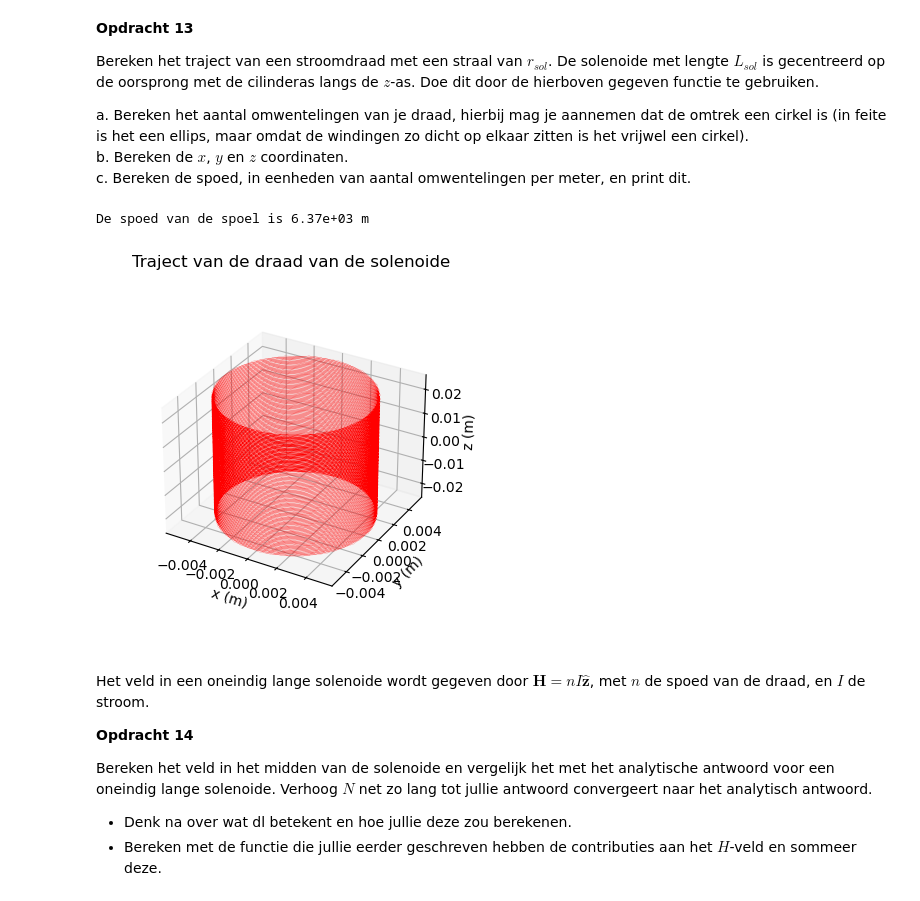
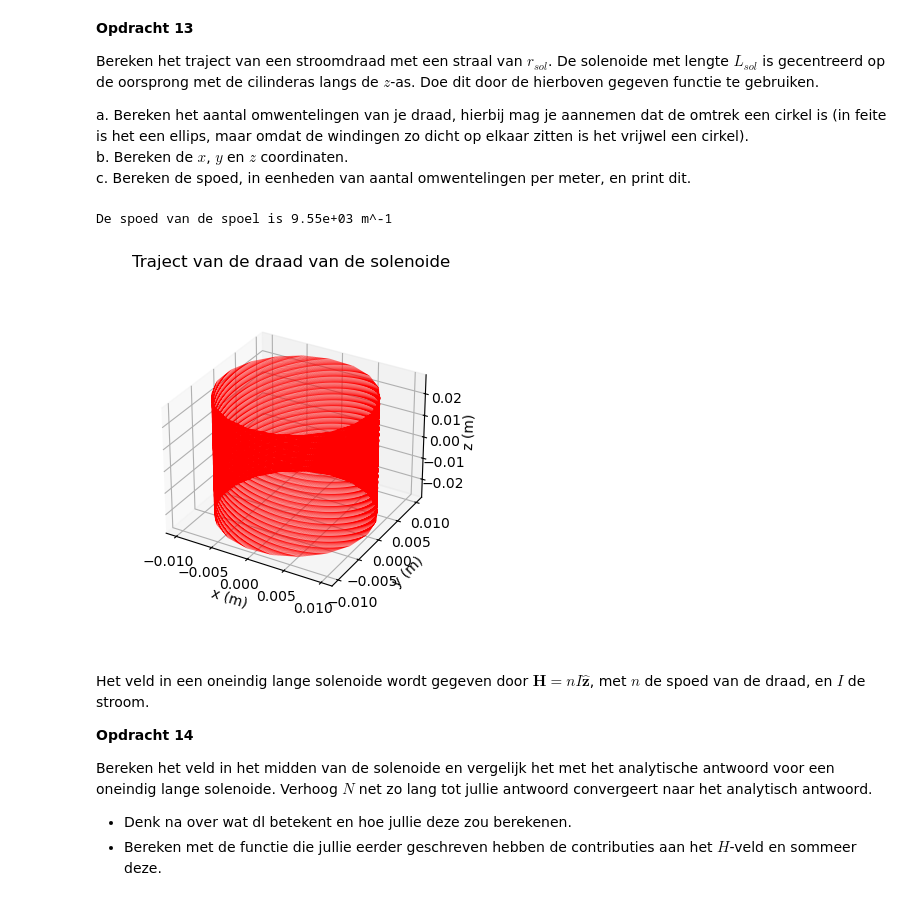
Before and after one commit to jasperbom747-creator/opdrachten-DEF-D-Jasper-Bom, a Jupyter notebook: DigitaleOntwerpopdrachten/Digitale opdracht 2/2KrachtactuatorOpdracht/KrachtactuatorOpdracht.ipynb, the cells around one changed output. Saved outputs shown, nothing was run; the diff lists cells and outputs as text; code cells hidden in the pictures.

```diff
--- a/DigitaleOntwerpopdrachten/Digitale opdracht 2/2KrachtactuatorOpdracht/KrachtactuatorOpdracht.ipynb
+++ b/DigitaleOntwerpopdrachten/Digitale opdracht 2/2KrachtactuatorOpdracht/KrachtactuatorOpdracht.ipynb
@@ -422,26 +410,26 @@ b. Bereken de $x$, $y$ en $z$ coordinaten.\
 c. Bereken de spoed, in eenheden van aantal omwentelingen per meter, en print dit.
 # %%
 
-r_sol = 0.005
-L_sol = 0.05
-N = 5000
-L_draad = 10
+r_sol = 10e-3
+L_sol = 0.055
+L_draad = 33
+N = 10000
 N_wikkel = L_draad/(2 * np.pi *r_sol)
 
 
 x,y,z = parametrisatie(N, r_sol, N_wikkel, L_sol)
 ax=plt.figure().add_subplot(projection='3d')
 plt.title('Traject van de draad van de solenoide')
 plt.plot(x, y, z, '-r', linewidth=0.1)
 ax.set_box_aspect(aspect=None, zoom=0.8)
 ax.set_xlabel('x (m)'), ax.set_ylabel('y (m)'), ax.set_zlabel('z (m)')
 
 
 spoed = N_wikkel/L_sol
-print(f'De spoed van de spoel is {spoed:.2e} m')
+print(f'De spoed van de spoel is {spoed:.2e} m^-1')
 # %% [output]
-De spoed van de spoel is 6.37e+03 m
+De spoed van de spoel is 9.55e+03 m^-1
-[figure, old version]
+[figure, new version]
 # %% [markdown]
 Het veld in een oneindig lange solenoide wordt gegeven door $\mathbf{H} = n I \hat{\mathbf{z}}$, met $n$ de spoed van de draad, en $I$ de stroom.
 
```
Also changed, not shown: parts of 15 cells of this notebook.
